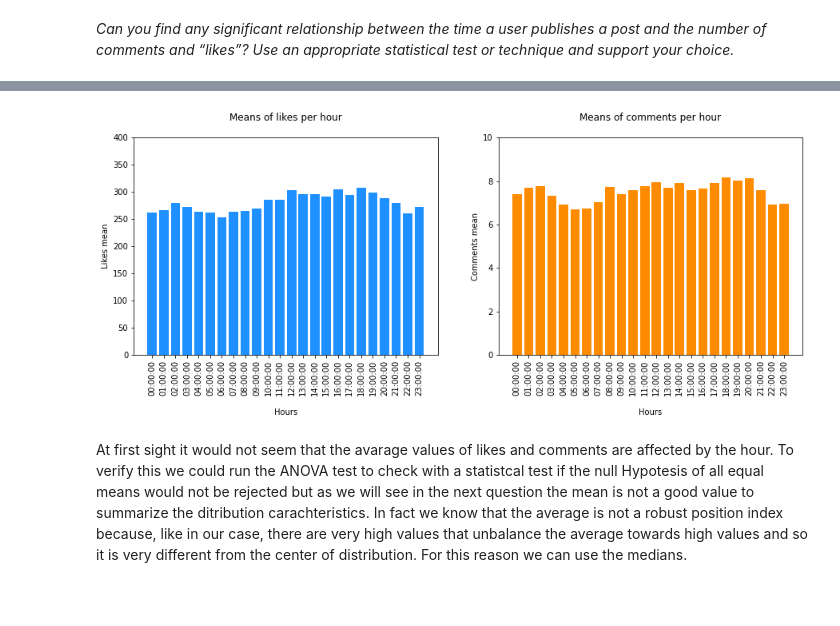
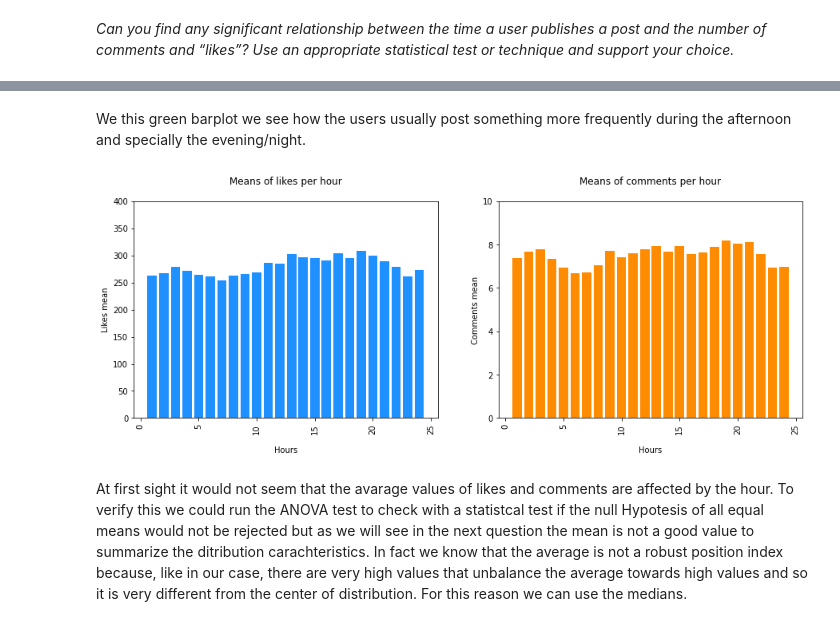
Before and after one commit to Matteo-Candi/ADM_HW2, a Jupyter notebook: main.ipynb, the cells around one changed output, grey strips where cells are left out. Cells and saved outputs as stored; diff of their text form; code cells hidden in the pictures; blank space fills up the shorter version.

```diff
--- a/main.ipynb
+++ b/main.ipynb
@@ -890,4 +892,5 @@ Plotting the number of likes with number of comments of posts we realize that th
 
 *Can you find any significant relationship between the time a user publishes a post and the number of comments and “likes”? Use an appropriate statistical test or technique and support your choice.*
 # %%
-posts.cts = pd.to_datetime(posts.cts).dt.floor('h').dt.time
+posts.cts = pd.to_datetime(posts.cts).dt.hour
+hours = np.arange(1,25)
@@ -894,22 +913,23 @@ posts.cts = pd.to_datetime(posts.cts).dt.floor('h').dt.time
+# %% [markdown]
+We this green barplot we see how the users usually post something more frequently during the afternoon and specially the evening/night.
 # %%
 # Plotting means of likes and comments for every hours
 
-hours = list(map(str,sorted(list(set(posts.cts))[1:])))
 mean_likes = posts.numbr_likes.groupby(posts.cts).apply(lambda x: x.mean())
 mean_comments = posts.number_comments.groupby(posts.cts).apply(lambda x: x.mean())
 
 fig, ax = plt.subplots(1,2, figsize=(15, 5))
 ax[0].bar(hours,list(mean_likes), color="dodgerblue")
 ax[0].set(title="Means of likes per hour\n", xlabel="\nHours", ylabel="Likes mean", ylim=[0, 400])
 ax[0].tick_params(axis='x', rotation=90)
 
 ax[1].bar(hours,list(mean_comments), color="darkorange")
 ax[1].set(title="Means of comments per hour\n", xlabel="\nHours", ylabel="Comments mean", ylim=[0, 10])
 ax[1].tick_params(axis='x', rotation=90)
 
 plt.show()
 # %% [output]
-[figure, old version]
+[figure, new version]
 # %% [markdown]
 At first sight it would not seem that the avarage values of likes and comments are affected by the hour.
 To verify this we could run the ANOVA test to check with a statistcal test if the null Hypotesis of all equal means would not be rejected but as we will see in the next question the mean is not a good value to summarize the ditribution carachteristics. In fact we know that the average is not a robust position index because, like in our case, there are very high values that unbalance the average towards high values and so it is very different from the center of distribution. For this reason we can use the medians.
```
Also changed, not shown: parts of 4 cells of this notebook.
